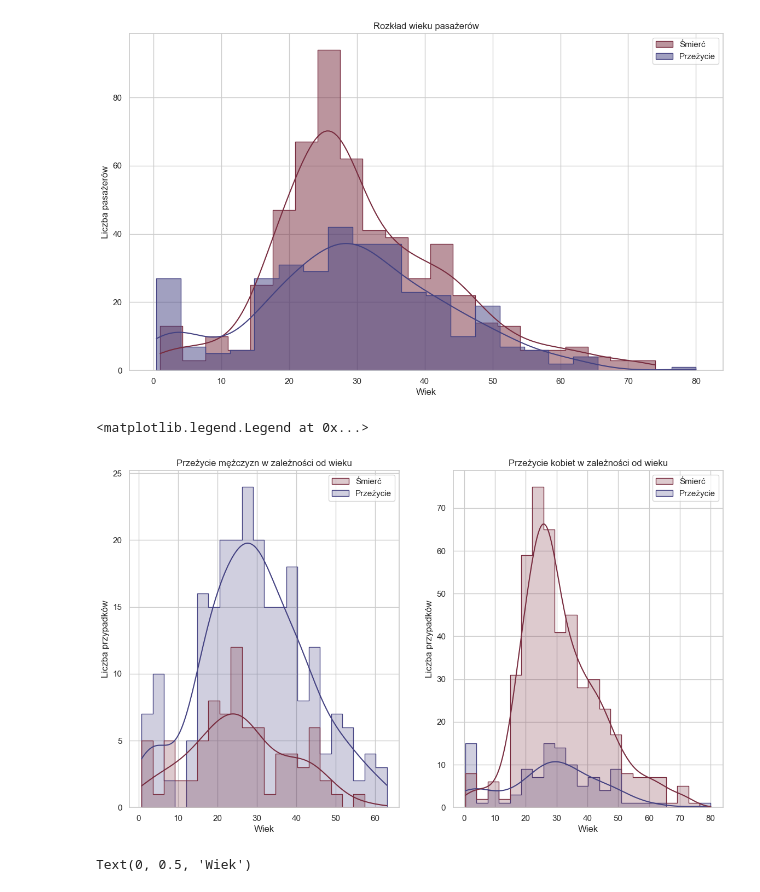
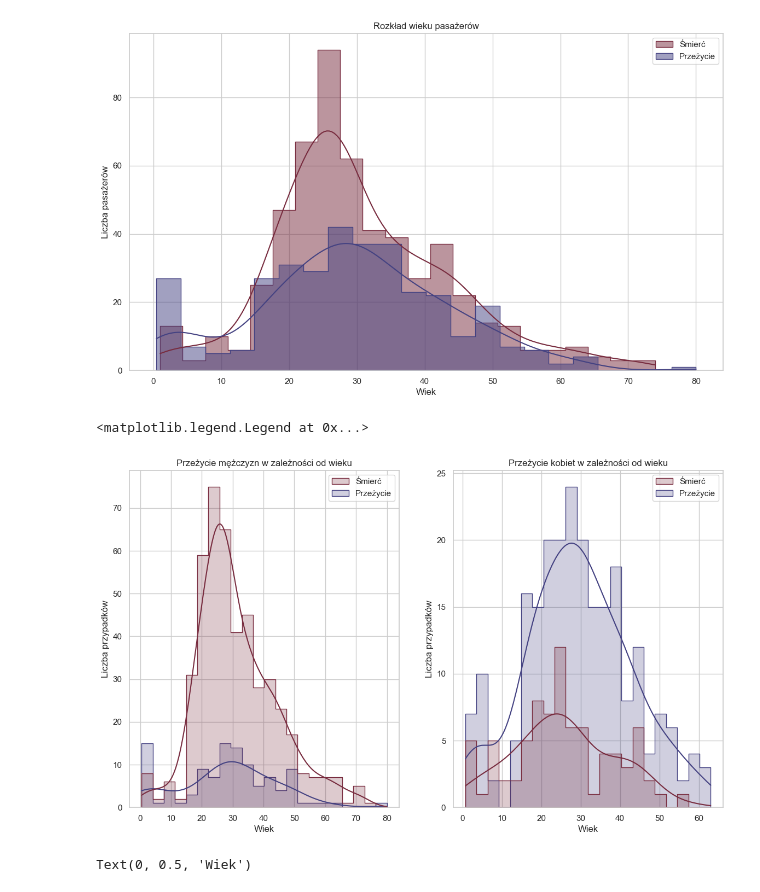
Before and after one commit to Dominik-Sidorczuk/Dominik-Projects, a Jupyter notebook: Titanic/Titanic.ipynb, the cells around one changed output. Cells and saved outputs as stored; diff of their text form; code cells hidden in the pictures.

Commit message:
Final
graph_bład

```diff
--- a/Titanic/Titanic.ipynb
+++ b/Titanic/Titanic.ipynb
@@ -396,25 +396,25 @@ axes.legend()
 # %%
 # dwa wykresy
 fig, (ax1, ax2) = plt.subplots(ncols=2, figsize=(14, 8))
 # Mężczyźni
-sns.histplot(Titanic[Titanic['Sex_Enc']==0], x='Age', hue='Survived', element='step', common_norm=False, ax=ax1, bins=22, kde=True)
+sns.histplot(Titanic[Titanic['Sex_Enc']==1], x='Age', hue='Survived', element='step', common_norm=False, ax=ax1, bins=22, kde=True)
 ax1.set_xlabel('Wiek')
 ax1.set_ylabel('Liczba przypadków')
 ax1.set_title('Przeżycie mężczyzn w zależności od wieku')
 legend = ax1.get_legend()
 handles = legend.legend_handles
 ax1.legend(handles, ['Śmierć', 'Przeżycie'])
 # Kobiety
-sns.histplot(Titanic[Titanic['Sex_Enc']==1], x='Age', hue='Survived', element='step', common_norm=False, ax=ax2, bins=22, kde=True)
+sns.histplot(Titanic[Titanic['Sex_Enc']==0], x='Age', hue='Survived', element='step', common_norm=False, ax=ax2, bins=22, kde=True)
 ax2.set_xlabel('Wiek')
 ax2.set_ylabel('Liczba przypadków')
 ax2.set_title('Przeżycie kobiet w zależności od wieku')
 legend = ax2.get_legend()
 handles = legend.legend_handles
 ax2.legend(handles, ['Śmierć', 'Przeżycie'])
 # %% [output]
 <matplotlib.legend.Legend at 0x...>
-[figure, old version]
+[figure, new version]
 # %%
 fig, ax = plt.subplots(figsize=(14,8))
 sns.violinplot(data=Titanic, x="Sex_Enc", y="Age", hue="Survived", split=True, gap=.1, inner="quart")
```
Also changed, not shown: parts of 2 cells of this notebook, 2 other files.
